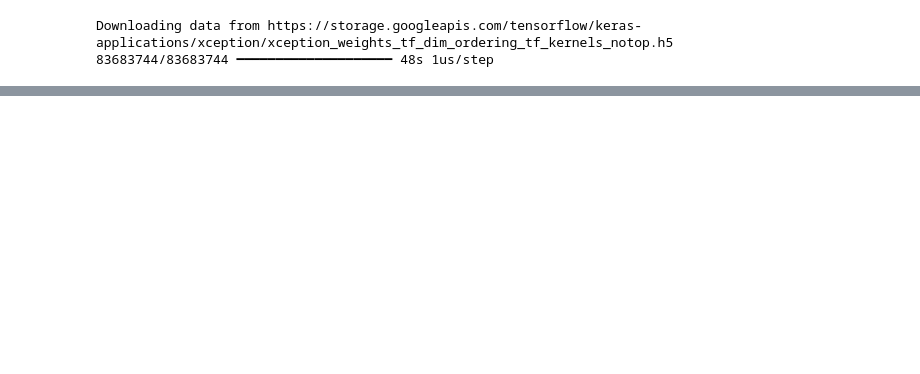
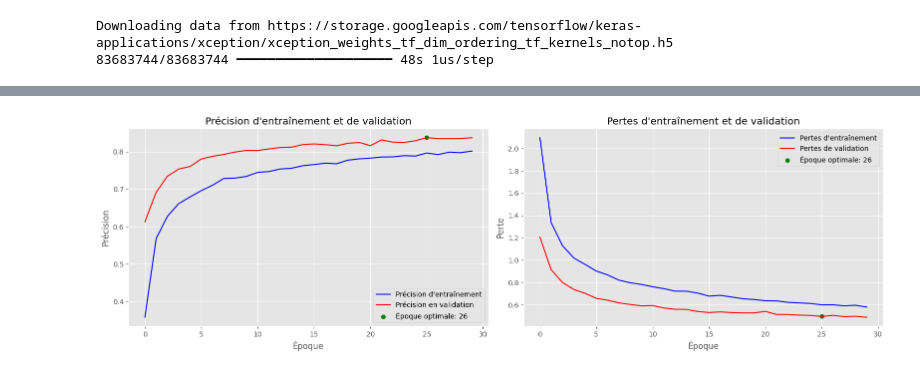
Before and after one commit to naelbenaissa/IA_LeafGuard, a Jupyter notebook: IA_LeafGuard.ipynb, the cells around one changed output, grey strips where cells are left out. Cells and saved outputs as stored; diff of their text form; code cells hidden in the pictures; blank space fills up the shorter version.

```diff
--- a/IA_LeafGuard.ipynb
+++ b/IA_LeafGuard.ipynb
@@ -159,0 +312,6 @@ Downloading data from https://storage.googleapis.com/tensorflow/keras-applicatio
+# %%
+early_stopping = EarlyStopping(monitor='val_loss', patience=5, restore_best_weights=True)
+history = model.fit(X_train,y_train,
+                        epochs= 30,
+                        validation_data = (X_val,y_val),
+                        callbacks = early_stopping)
@@ -159,0 +345,27 @@ Downloading data from https://storage.googleapis.com/tensorflow/keras-applicatio
+# %%
+best_epoch = history.history['val_accuracy'].index(max(history.history['val_accuracy'])) + 1
+
+plt.style.use('ggplot')
+
+fig, axs = plt.subplots(1, 2, figsize=(16, 5))
+
+axs[0].plot(history.history['accuracy'], label='Précision d\'entraînement', color='blue')
+axs[0].plot(history.history['val_accuracy'], label='Précision en validation', color='red')
+axs[0].scatter(best_epoch - 1, history.history['val_accuracy'][best_epoch - 1], color='green', label=f'Époque optimale: {best_epoch}')
+axs[0].set_xlabel('Époque')
+axs[0].set_ylabel('Précision')
+axs[0].set_title('Précision d\'entraînement et de validation')
+axs[0].legend()
+
+axs[1].plot(history.history['loss'], label='Pertes d\'entraînement', color='blue')
+axs[1].plot(history.history['val_loss'], label='Pertes de validation', color='red')
+axs[1].scatter(best_epoch - 1, history.history['val_loss'][best_epoch - 1], color='green', label=f'Époque optimale: {best_epoch}')
+axs[1].set_xlabel('Époque')
+axs[1].set_ylabel('Perte')
+axs[1].set_title('Pertes d\'entraînement et de validation')
+axs[1].legend()
+
+plt.tight_layout()
+plt.show()
+# %% [output]
+[figure, added]
```
Also changed, not shown: parts of 22 cells of this notebook.
